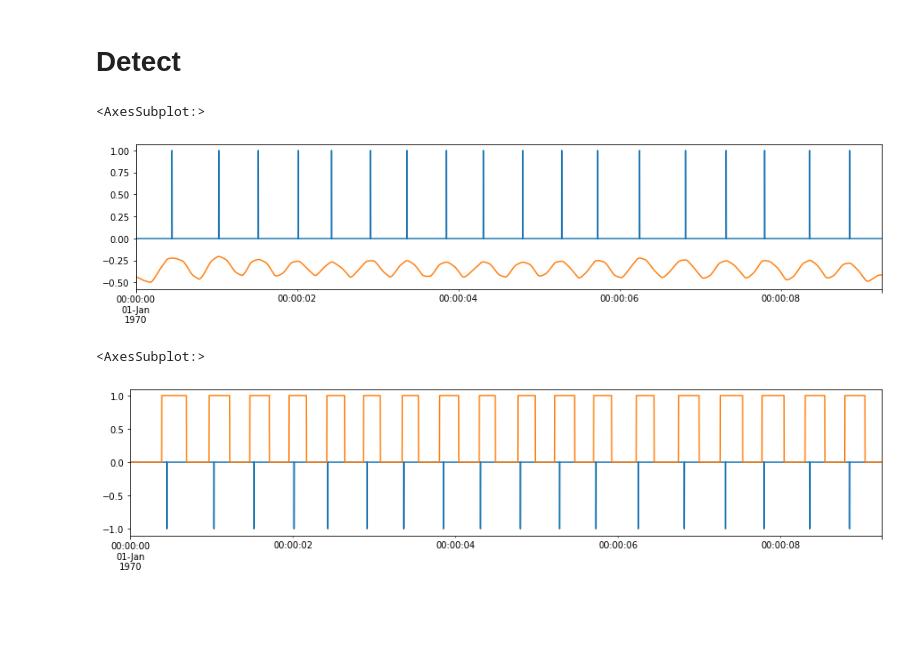
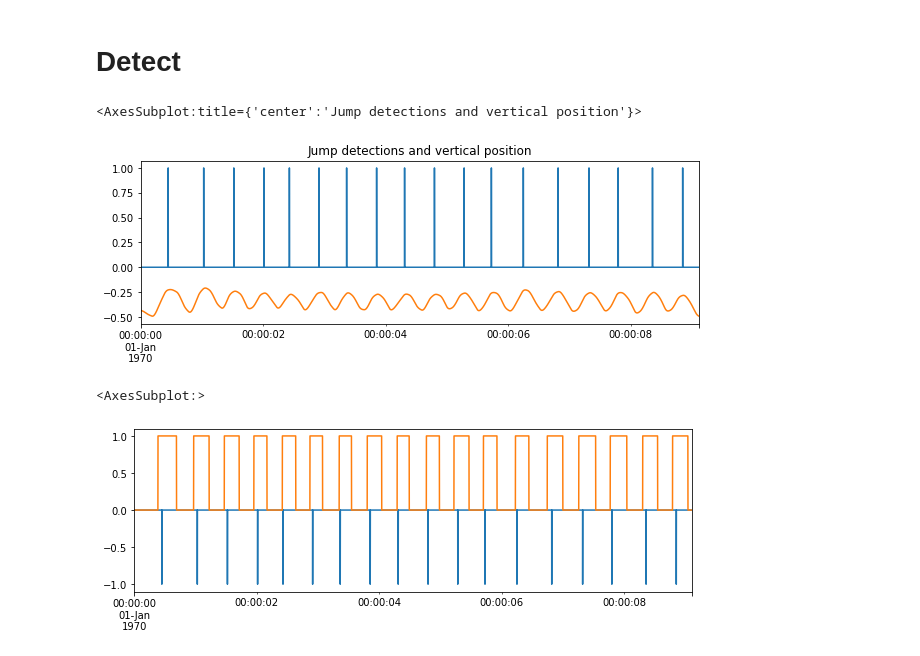
Before and after one commit to f1ren/jump-rope, a Jupyter notebook: Jump detection.ipynb, the cells around one changed output. Saved outputs shown, nothing was run; the diff lists cells and outputs as text; code cells hidden in the pictures; blank space fills up the shorter version.

```diff
--- a/Jump detection.ipynb
+++ b/Jump detection.ipynb
@@ -1,6 +1,6 @@
 # %%
 import matplotlib
-matplotlib.rcParams['figure.figsize'] = (15, 3)
+matplotlib.rcParams['figure.figsize'] = (10, 3)
 # %%
 import pandas as pd
 # %%
@@ -91,13 +83,13 @@ df['freefall'] = ((df.a + EARTH_GRAVITY).abs() < ACCELERATION_ERROR)
 df['local_maximum'] = ((df.y.shift(1) < df.y) & (df.y.shift(-1) <= df.y))
 # %%
 (df.freefall & df.local_maximum).astype(float).plot()
-smoothed.plot()
+smoothed.plot(title='Jump detections and vertical position')
 # %% [output]
-<AxesSubplot:>
+<AxesSubplot:title={'center':'Jump detections and vertical position'}>
-[figure, old version]
+[figure, new version]
 # %%
 (-df.local_maximum.astype(float)).plot()
 df.freefall.astype(float).plot()
 # %% [output]
 <AxesSubplot:>
-[figure, old version]
+[figure, new version]
```
Also changed, not shown: parts of 9 cells of this notebook, 2 other files.
